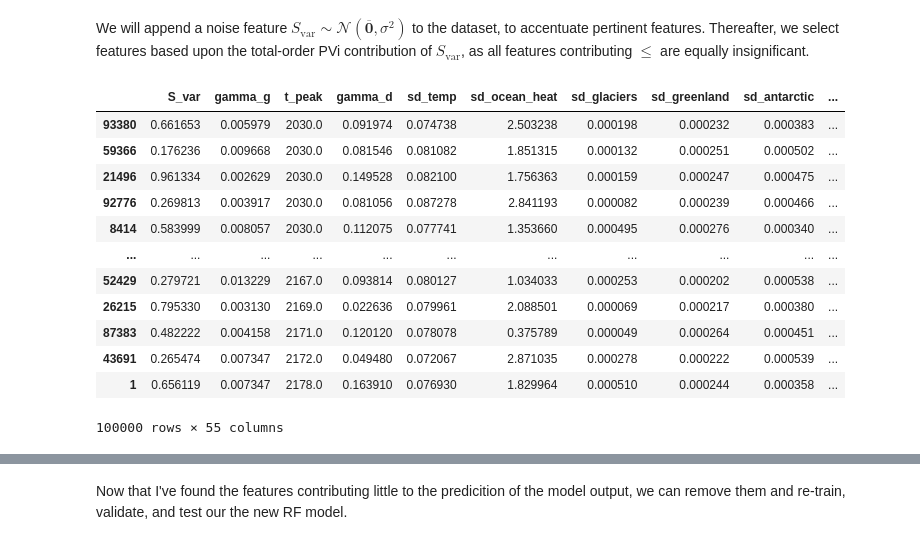
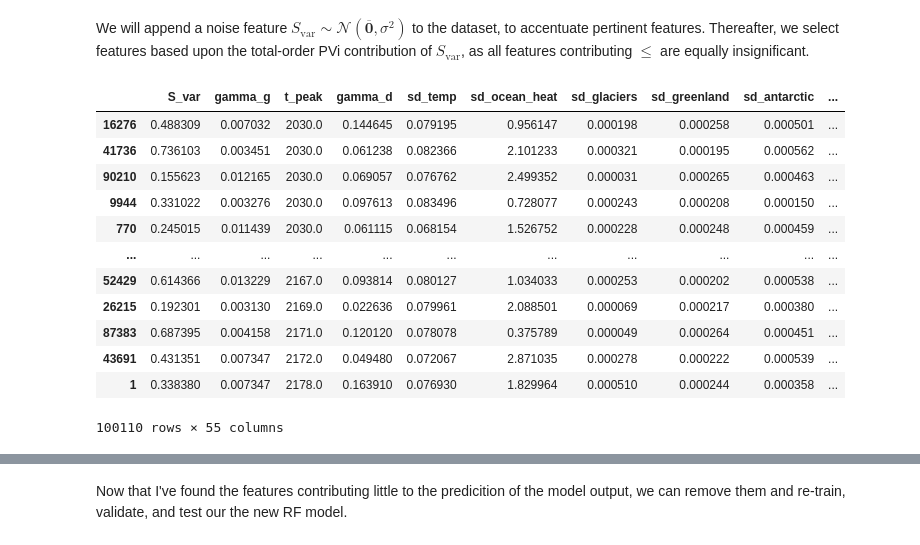
Before and after one commit to AVelaryon/Darnell-Model-, a Jupyter notebook: Darnell_Model.ipynb, the cells around one changed output, grey strips where cells are left out. Cells and saved outputs as stored; diff of their text form; code cells hidden in the pictures.

```diff
--- a/Darnell_Model.ipynb
+++ b/Darnell_Model.ipynb
@@ -61,6 +61,3 @@ obj1
 | 43691 | 0.007347 | 2172.0 | 0.049480 | 0.072067 | 2.871035 | 0.000278 | 0.000222 | 0.000539 | 0.001515 | ... |
 | 1 | 0.007347 | 2178.0 | 0.163910 | 0.076930 | 1.829964 | 0.000510 | 0.000244 | 0.000358 | 0.000564 | ... |
 100110 rows × 54 columns
-# %%
-pd.set_option('display.max_rows', 100_000)
-X_res.t_peak.value_counts().sub(X.t_peak.value_counts())
@@ -666,16 +641,0 @@ obj.sort_values(by='t_peak',ascending=True, inplace=True)
-# %%
-obj
-# %% [output]
-|  | S_var | gamma_g | t_peak | gamma_d | sd_temp | sd_ocean_heat | sd_glaciers | sd_greenland | sd_antarctic | ... |
-| 93380 | 0.661653 | 0.005979 | 2030.0 | 0.091974 | 0.074738 | 2.503238 | 0.000198 | 0.000232 | 0.000383 | ... |
-| 59366 | 0.176236 | 0.009668 | 2030.0 | 0.081546 | 0.081082 | 1.851315 | 0.000132 | 0.000251 | 0.000502 | ... |
-| 21496 | 0.961334 | 0.002629 | 2030.0 | 0.149528 | 0.082100 | 1.756363 | 0.000159 | 0.000247 | 0.000475 | ... |
-| 92776 | 0.269813 | 0.003917 | 2030.0 | 0.081056 | 0.087278 | 2.841193 | 0.000082 | 0.000239 | 0.000466 | ... |
-| 8414 | 0.583999 | 0.008057 | 2030.0 | 0.112075 | 0.077741 | 1.353660 | 0.000495 | 0.000276 | 0.000340 | ... |
-| ... | ... | ... | ... | ... | ... | ... | ... | ... | ... | ... |
-| 52429 | 0.279721 | 0.013229 | 2167.0 | 0.093814 | 0.080127 | 1.034033 | 0.000253 | 0.000202 | 0.000538 | ... |
-| 26215 | 0.795330 | 0.003130 | 2169.0 | 0.022636 | 0.079961 | 2.088501 | 0.000069 | 0.000217 | 0.000380 | ... |
-| 87383 | 0.482222 | 0.004158 | 2171.0 | 0.120120 | 0.078078 | 0.375789 | 0.000049 | 0.000264 | 0.000451 | ... |
-| 43691 | 0.265474 | 0.007347 | 2172.0 | 0.049480 | 0.072067 | 2.871035 | 0.000278 | 0.000222 | 0.000539 | ... |
-| 1 | 0.656119 | 0.007347 | 2178.0 | 0.163910 | 0.076930 | 1.829964 | 0.000510 | 0.000244 | 0.000358 | ... |
-100000 rows × 55 columns
@@ -682,2 +647,18 @@ obj
+# %%
+new_obj
+# %% [output]
+|  | S_var | gamma_g | t_peak | gamma_d | sd_temp | sd_ocean_heat | sd_glaciers | sd_greenland | sd_antarctic | ... |
+| 16276 | 0.488309 | 0.007032 | 2030.0 | 0.144645 | 0.079195 | 0.956147 | 0.000198 | 0.000258 | 0.000501 | ... |
+| 41736 | 0.736103 | 0.003451 | 2030.0 | 0.061238 | 0.082366 | 2.101233 | 0.000321 | 0.000195 | 0.000562 | ... |
+| 90210 | 0.155623 | 0.012165 | 2030.0 | 0.069057 | 0.076762 | 2.499352 | 0.000031 | 0.000265 | 0.000463 | ... |
+| 9944 | 0.331022 | 0.003276 | 2030.0 | 0.097613 | 0.083496 | 0.728077 | 0.000243 | 0.000208 | 0.000150 | ... |
+| 770 | 0.245015 | 0.011439 | 2030.0 | 0.061115 | 0.068154 | 1.526752 | 0.000228 | 0.000248 | 0.000459 | ... |
+| ... | ... | ... | ... | ... | ... | ... | ... | ... | ... | ... |
+| 52429 | 0.614366 | 0.013229 | 2167.0 | 0.093814 | 0.080127 | 1.034033 | 0.000253 | 0.000202 | 0.000538 | ... |
+| 26215 | 0.192301 | 0.003130 | 2169.0 | 0.022636 | 0.079961 | 2.088501 | 0.000069 | 0.000217 | 0.000380 | ... |
+| 87383 | 0.687395 | 0.004158 | 2171.0 | 0.120120 | 0.078078 | 0.375789 | 0.000049 | 0.000264 | 0.000451 | ... |
+| 43691 | 0.431351 | 0.007347 | 2172.0 | 0.049480 | 0.072067 | 2.871035 | 0.000278 | 0.000222 | 0.000539 | ... |
+| 1 | 0.338380 | 0.007347 | 2178.0 | 0.163910 | 0.076930 | 1.829964 | 0.000510 | 0.000244 | 0.000358 | ... |
+100110 rows × 55 columns
 # %%
 # Model Fitting
```
Also changed, not shown: parts of 54 cells of this notebook, 3 other files.
